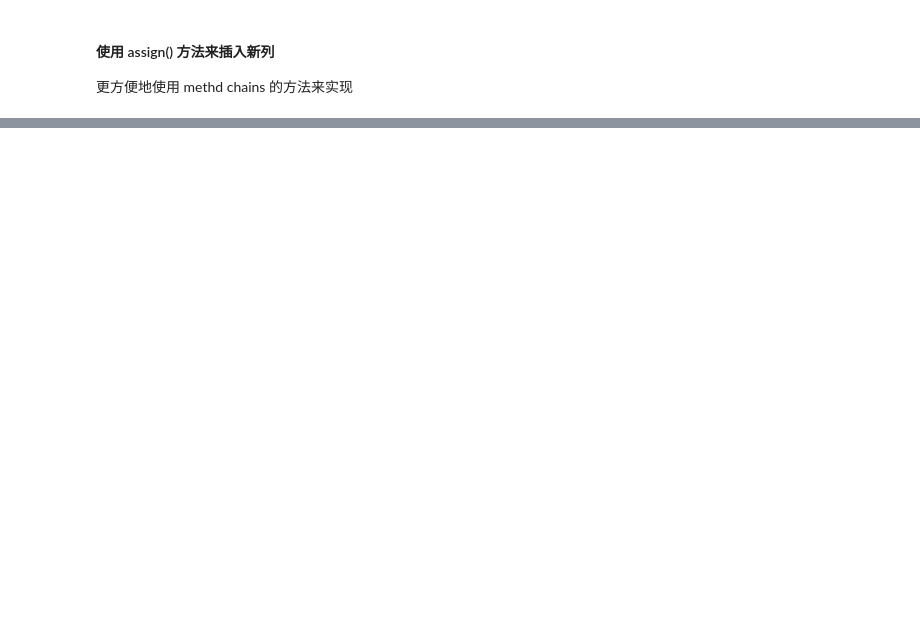
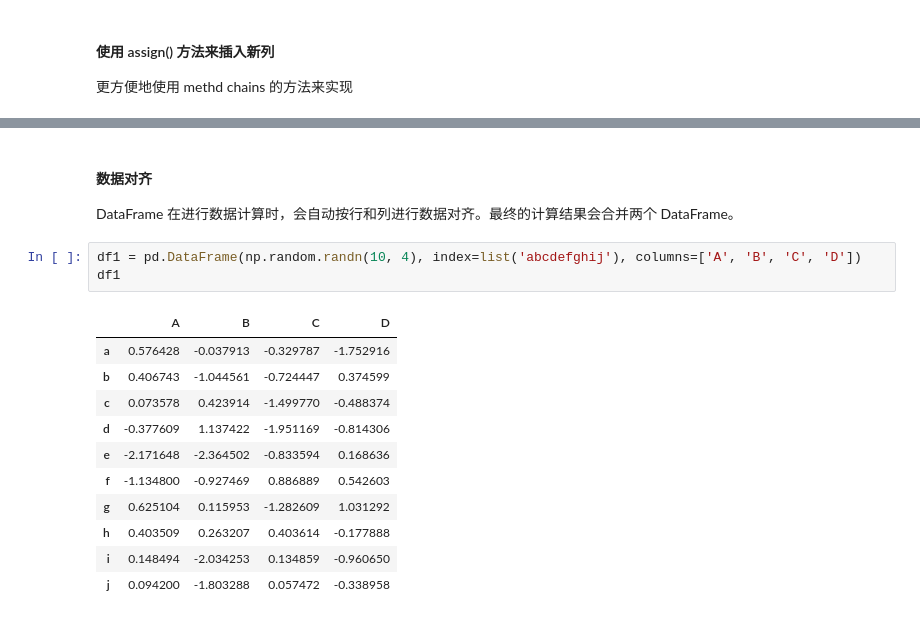
Before and after one commit to kamidox/pandas_tutor, a Jupyter notebook: core_data_structure.ipynb, the cells around one changed output, grey strips where cells are left out. Cells and saved outputs as stored; diff of their text form; blank space fills up the shorter version.

Commit message:
core data struct

```diff
--- a/core_data_structure.ipynb
+++ b/core_data_structure.ipynb
@@ -526,0 +588,19 @@ df.assign(AB_Ratio = lambda x: x.A / x.B).assign(ABD_Ratio = lambda x: x.AB_Rati
+# %% [markdown]
+#### 数据对齐
+
+DataFrame 在进行数据计算时，会自动按行和列进行数据对齐。最终的计算结果会合并两个 DataFrame。
+# %%
+df1 = pd.DataFrame(np.random.randn(10, 4), index=list('abcdefghij'), columns=['A', 'B', 'C', 'D'])
+df1
+# %% [output]
+|  | A | B | C | D |
+| a | 0.576428 | -0.037913 | -0.329787 | -1.752916 |
+| b | 0.406743 | -1.044561 | -0.724447 | 0.374599 |
+| c | 0.073578 | 0.423914 | -1.499770 | -0.488374 |
+| d | -0.377609 | 1.137422 | -1.951169 | -0.814306 |
+| e | -2.171648 | -2.364502 | -0.833594 | 0.168636 |
+| f | -1.134800 | -0.927469 | 0.886889 | 0.542603 |
+| g | 0.625104 | 0.115953 | -1.282609 | 1.031292 |
+| h | 0.403509 | 0.263207 | 0.403614 | -0.177888 |
+| i | 0.148494 | -2.034253 | 0.134859 | -0.960650 |
+| j | 0.094200 | -1.803288 | 0.057472 | -0.338958 |
```
Also changed, not shown: parts of 58 cells of this notebook.
